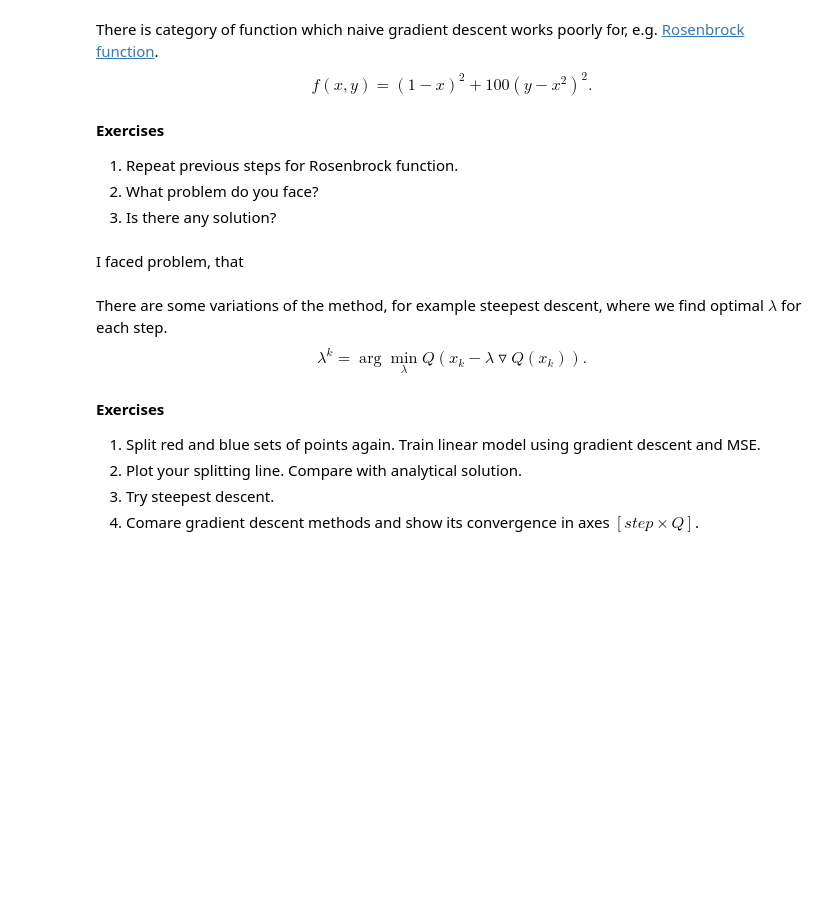
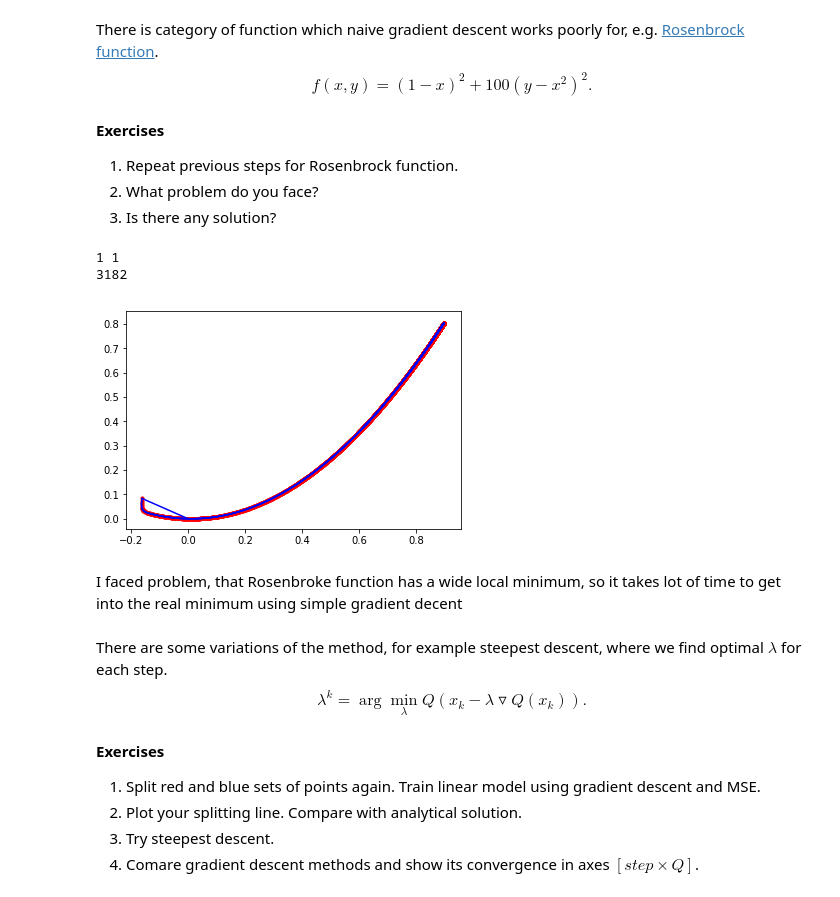
Before and after one commit to treacker/Sonia, a Jupyter notebook: labs/lab-1 (2).ipynb, the cells around one changed output. Drawn from its saved outputs; the diff is of its cells as text; code cells hidden in the pictures; blank space fills up the shorter version.

```diff
--- a/labs/lab-1 (2).ipynb
+++ b/labs/lab-1 (2).ipynb
@@ -471,36 +472,44 @@ $$f(x, y) = (1-x)^2 + 100(y-x^2)^2.$$
 # %%
 import math
 
 def f(x):
     return (1 - x[0]) ** 2 + 100(x[1] - x[1] ** 2) ** 2
 
 def grad(x, y):
-    return [2 * (-1 + x + 200 * x * y + 200 * x ** 3), 200 * (y -  x ** 2)]
+    return [2 * (-1 + x - 200 * x * y + 200 * x ** 3), 200 * (y -  x ** 2)]
 
 now_x = [np.random.uniform(0, 2), np.random.uniform(0, 2)]
-prev = [0, 0]
 
+next_x = 0
+next_y = 0
 lambd = 10e-4
-eps = 10e-3
+eps = 10e-5
 g = grad(now_x[0], now_x[1])
 
-while (math.sqrt((now_x[0] - prev[0]) ** 2 + (now_x[1] - prev[1]) ** 2) > eps):
+i = 0
+while (math.sqrt((now_x[0] - next_x) ** 2 + (now_x[1] - next_y) ** 2) > eps):
+    now_x[0] = next_x
+    now_x[1] = next_y
+
     next_x = now_x[0] - lambd * g[0]
     next_y = now_x[1] - lambd * g[1]
 
     plt.plot(np.array([next_x, now_x[0]]), np.array([next_y, now_x[1]]), color='blue')
     plt.scatter(next_x, next_y, 10, color='r')
 
     g = grad(next_x, next_y)
 
-    now_x[0] = next_x
-    now_x[1] = next_y
 
+    i += 1
 print(round(now_x[0]), round(now_x[1]))
-
+print(i)
 plt.show()
+# %% [output]
+1 1
+3182
+[figure, added]
-# %% [markdown]
-I faced problem, that
+# %% [markdown]
+I faced problem, that Rosenbroke function has a wide local minimum, so it takes lot of time to get into the real minimum using simple gradient decent
 # %% [markdown]
 There are some variations of the method, for example steepest descent, where we find optimal $\lambda$ for each step.
 $$\lambda^{k} = \arg\min_{\lambda}Q(x_k - \lambda\triangledown Q(x_k)).$$
```
Also changed, not shown: parts of 12 cells of this notebook.
